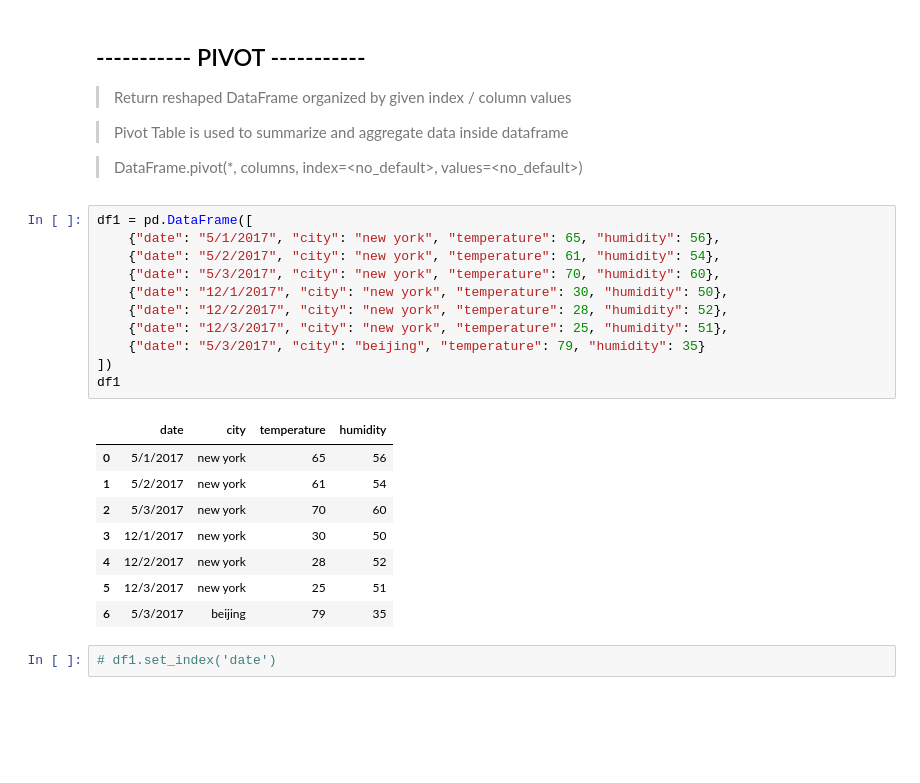
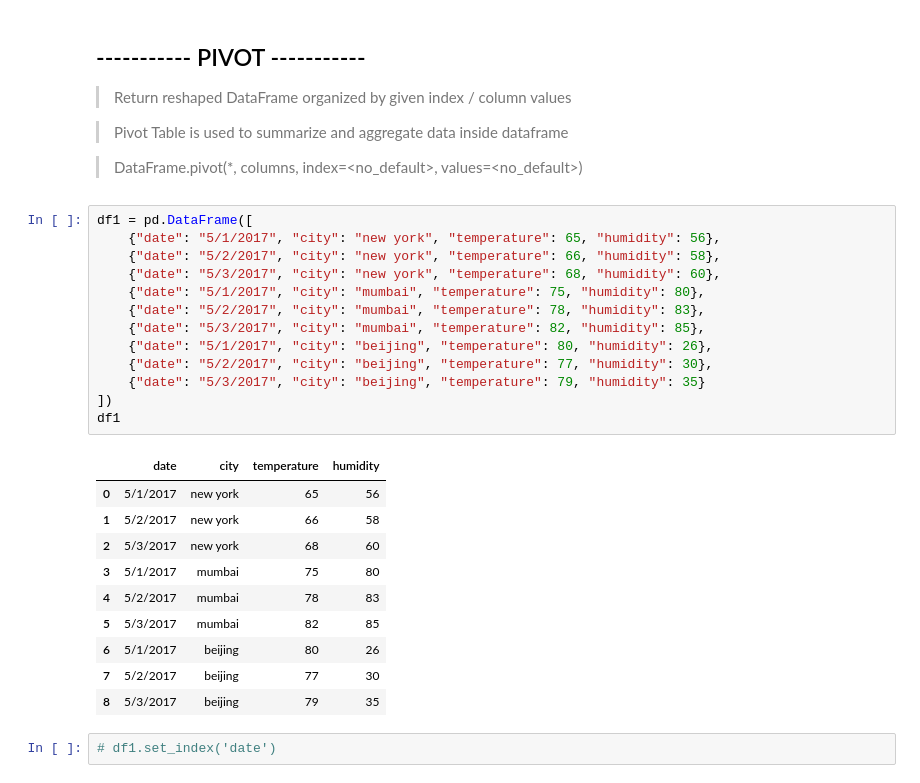
Before and after one commit to sapna-choudhary-1/Data-Engineering-Training, a Jupyter notebook: Pandas/7. advanced_indexing.ipynb, the cells around one changed output. Saved outputs shown, nothing was run; the diff lists cells and outputs as text; blank space fills up the shorter version.

```diff
--- a/Pandas/7. advanced_indexing.ipynb
+++ b/Pandas/7. advanced_indexing.ipynb
@@ -13,23 +13,27 @@ import numpy as np
 # %%
 df1 = pd.DataFrame([
     {"date": "5/1/2017", "city": "new york", "temperature": 65, "humidity": 56},
-    {"date": "5/2/2017", "city": "new york", "temperature": 61, "humidity": 54},
-    {"date": "5/3/2017", "city": "new york", "temperature": 70, "humidity": 60},
-    {"date": "12/1/2017", "city": "new york", "temperature": 30, "humidity": 50},
-    {"date": "12/2/2017", "city": "new york", "temperature": 28, "humidity": 52},
-    {"date": "12/3/2017", "city": "new york", "temperature": 25, "humidity": 51},
+    {"date": "5/2/2017", "city": "new york", "temperature": 66, "humidity": 58},
+    {"date": "5/3/2017", "city": "new york", "temperature": 68, "humidity": 60},
+    {"date": "5/1/2017", "city": "mumbai", "temperature": 75, "humidity": 80},
+    {"date": "5/2/2017", "city": "mumbai", "temperature": 78, "humidity": 83},
+    {"date": "5/3/2017", "city": "mumbai", "temperature": 82, "humidity": 85},
+    {"date": "5/1/2017", "city": "beijing", "temperature": 80, "humidity": 26},
+    {"date": "5/2/2017", "city": "beijing", "temperature": 77, "humidity": 30},
     {"date": "5/3/2017", "city": "beijing", "temperature": 79, "humidity": 35}
 ])
 df1
 # %% [output]
 |  | date | city | temperature | humidity |
 | 0 | 5/1/2017 | new york | 65 | 56 |
-| 1 | 5/2/2017 | new york | 61 | 54 |
-| 2 | 5/3/2017 | new york | 70 | 60 |
-| 3 | 12/1/2017 | new york | 30 | 50 |
-| 4 | 12/2/2017 | new york | 28 | 52 |
-| 5 | 12/3/2017 | new york | 25 | 51 |
-| 6 | 5/3/2017 | beijing | 79 | 35 |
+| 1 | 5/2/2017 | new york | 66 | 58 |
+| 2 | 5/3/2017 | new york | 68 | 60 |
+| 3 | 5/1/2017 | mumbai | 75 | 80 |
+| 4 | 5/2/2017 | mumbai | 78 | 83 |
+| 5 | 5/3/2017 | mumbai | 82 | 85 |
+| 6 | 5/1/2017 | beijing | 80 | 26 |
+| 7 | 5/2/2017 | beijing | 77 | 30 |
+| 8 | 5/3/2017 | beijing | 79 | 35 |
 # %%
 # df1.set_index('date')
 # %%
```
Also changed, not shown: parts of 43 cells of this notebook, 4 other files.
